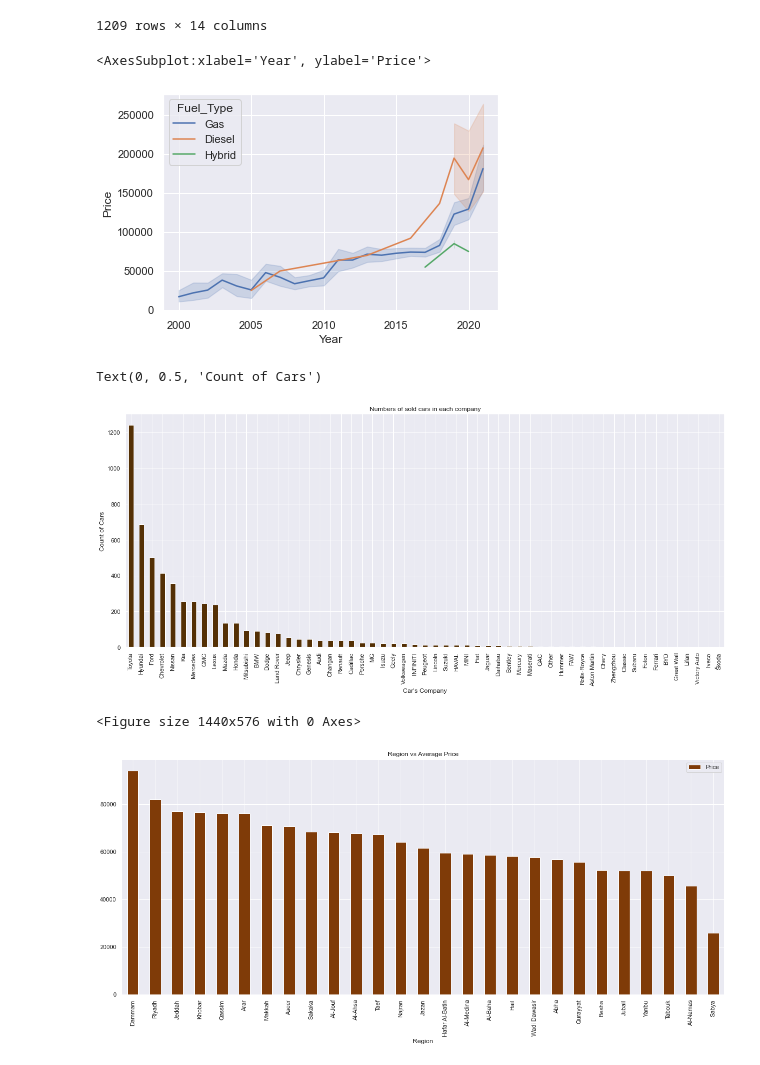
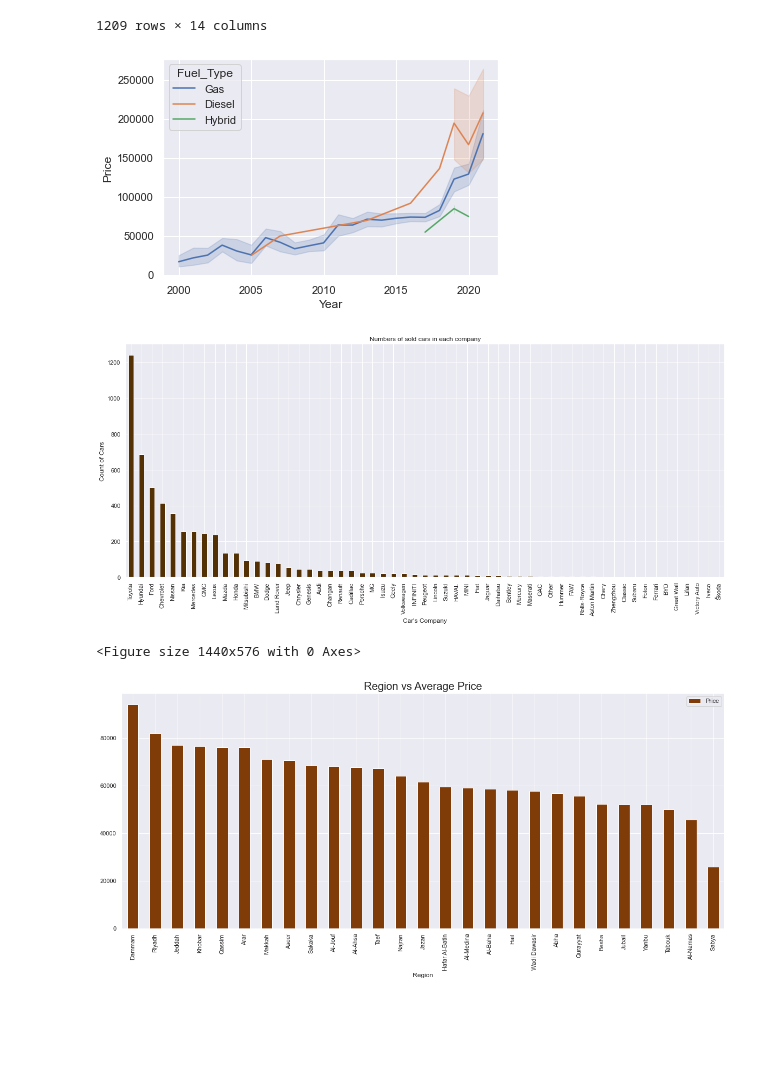
Before and after one commit to raefsalem/saudi-arabia-used-cars-dataset, a Jupyter notebook: sa-used-cars.ipynb, the cells around one changed output. Drawn from its saved outputs; the diff is of its cells as text; code cells hidden in the pictures; blank space fills up the shorter version.

```diff
--- a/sa-used-cars.ipynb
+++ b/sa-used-cars.ipynb
@@ -7,6 +7,8 @@ import matplotlib as mpl
 import matplotlib.pyplot as plt
 from sympy import rotations
 import seaborn as sns
+# %%
+sauc = pd.read_csv(r"C:\Users\RaefS\saudi-arabia-used-cars-dataset\saudi-arabia-used-cars-dataset\UsedCarsSA_Clean_EN.csv")
 # %%
 sauc.drop_duplicates(inplace=True)
 sauc = sauc[sauc['Price'] != 0]
@@ -158,9 +133,8 @@ sns.set_theme(style="darkgrid")
 # Plot the responses for different events and regions
 sns.lineplot(x="Year", y="Price",
              hue="Fuel_Type",
-             data=cars_t)
+             data=cars_t);
 # %% [output]
-<AxesSubplot:xlabel='Year', ylabel='Price'>
 [figure]
 # %%
 # Visualizing the different car company names available
@@ -168,20 +142,19 @@ plt.rcParams['figure.figsize'] = [20,8]
 ax = sauc['Make'].value_counts().plot(kind='bar', colormap = 'BrBG')
 ax.title.set_text('Numbers of sold cars in each company')
 plt.xlabel("Car's Company")
-plt.ylabel("Count of Cars")
+plt.ylabel("Count of Cars");
 # %% [output]
-Text(0, 0.5, 'Count of Cars')
 [figure]
 # %%
 plt.figure(figsize=(20,8))
 
 sauc = pd.DataFrame(sauc.groupby(['Region'])['Price'].mean().sort_values(ascending = False))
 sauc.plot.bar(colormap = 'PuOr')
-plt.title('Region vs Average Price')
+plt.title('Region vs Average Price', fontsize=20)
 plt.show()
 # %% [output]
 <Figure size 1440x576 with 0 Axes>
-[figure, old version]
+[figure, new version]
 # %%
 ## Insight:
 ### Cities, from which the cars are mostly sold are Dammam, Riyadh, and Sakaka.
```
Also changed, not shown: parts of 8 cells of this notebook.
